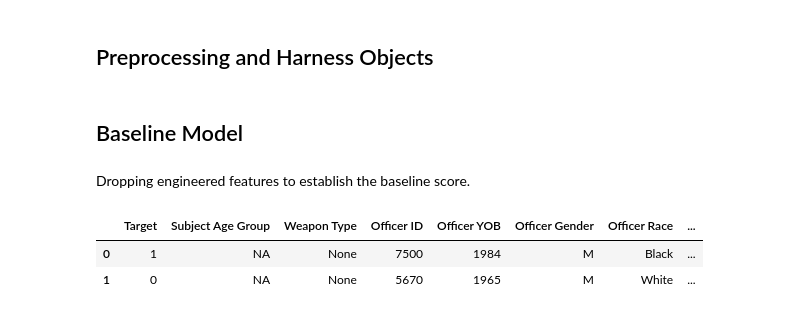
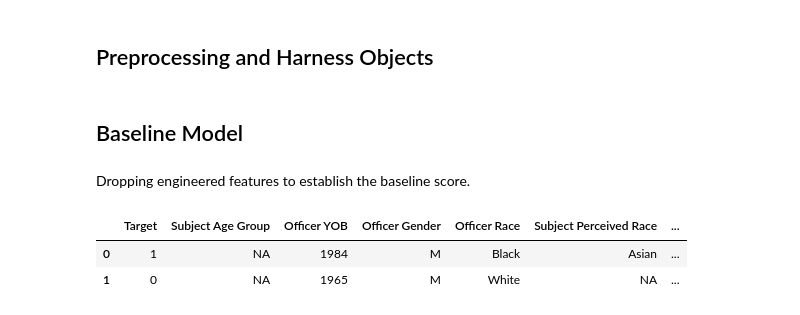
Before and after one commit to jeffreyhwatson/terry_stops_project, a Jupyter notebook: notebooks/exploratory/engineering.ipynb, the cells around one changed output. Cells and saved outputs as stored; diff of their text form; code cells hidden in the pictures.

```diff
--- a/notebooks/exploratory/engineering.ipynb
+++ b/notebooks/exploratory/engineering.ipynb
@@ -69,11 +69,17 @@ Dropping engineered features to establish the baseline score.
 # features engineered during eda
 feature_list = ['Weapon Flag', 'Reported Year', 'Reported Month',
                 'Day of Month', 'Day of Week', 'Reported Hour', 'Beat Flag']
+# %%
+excluded = ['Weapon Type', 'Officer ID', 'Initial Call Type', 'Final Call Type',
+             'Call Type', 'Officer Squad', 'Arrest Flag',
+             'Frisk Flag',  'Sector', 'Beat', 'Weapon Flag',
+             'Reported Year', 'Reported Month','Day of Month',
+             'Day of Week', 'Reported Hour', 'Beat Flag']
 # %%
-base_df = f.framer(df, [], feature_list)
+baseline_df = f.framer(df, [], excluded)
 # %%
-base_df.head(2)
+baseline_df.head(2)
 # %% [output]
-|  | Target | Subject Age Group | Weapon Type | Officer ID | Officer YOB | Officer Gender | Officer Race | ... |
-| 0 | 1 | NA | None | 7500 | 1984 | M | Black | ... |
-| 1 | 0 | NA | None | 5670 | 1965 | M | White | ... |
+|  | Target | Subject Age Group | Officer YOB | Officer Gender | Officer Race | Subject Perceived Race | ... |
+| 0 | 1 | NA | 1984 | M | Black | Asian | ... |
+| 1 | 0 | NA | 1965 | M | White | NA | ... |
```
Also changed, not shown: parts of 37 cells of this notebook, 2 other files.
